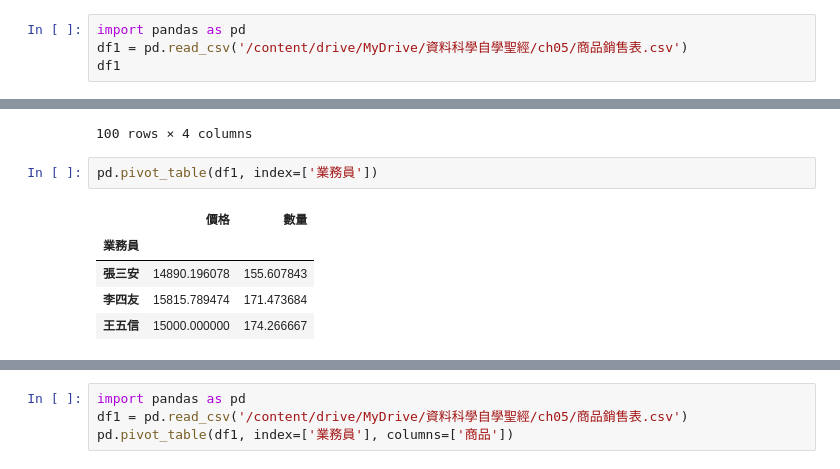
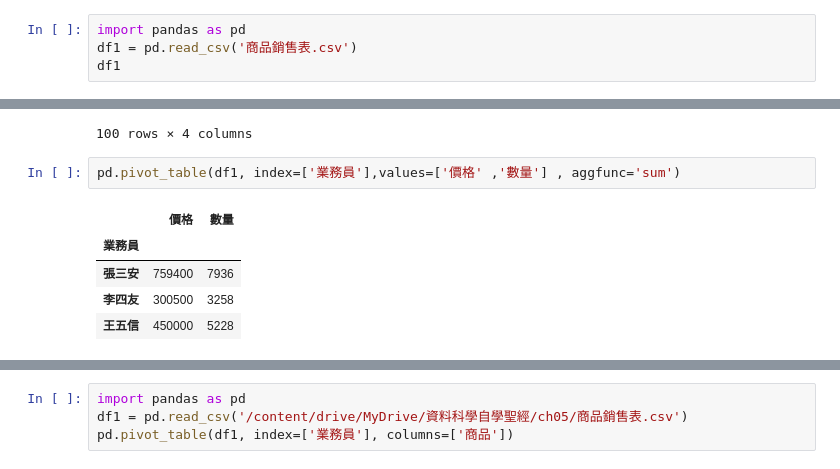
Before and after one commit to raykuo7/AI_course, a Jupyter notebook: AI_1023/資料科學自學聖經_ch05/資料預處理_資料清洗及圖片增量.ipynb, the cells around one changed output, grey strips where cells are left out. Cells and saved outputs as stored; diff of their text form.

```diff
--- a/AI_1023/資料科學自學聖經_ch05/資料預處理_資料清洗及圖片增量.ipynb
+++ b/AI_1023/資料科學自學聖經_ch05/資料預處理_資料清洗及圖片增量.ipynb
@@ -459,7 +459,7 @@ pd.merge(df1,df2, on='座號', suffixes=['_自','_社'])
 # 5.4 樞紐分析表
 # %%
 import pandas as pd
-df1 = pd.read_csv('/content/drive/MyDrive/資料科學自學聖經/ch05/商品銷售表.csv')
+df1 = pd.read_csv('商品銷售表.csv')
 df1
 # %% [output]
 |  | 業務員 | 商品 | 數量 | 價格 |
@@ -476,12 +476,12 @@ df1
 | 99 | 張三安 | 電視 | 39 | 10700 |
 100 rows × 4 columns
 # %%
-pd.pivot_table(df1, index=['業務員'])
+pd.pivot_table(df1, index=['業務員'],values=['價格' ,'數量'] , aggfunc='sum')
 # %% [output]
 |  | 價格 | 數量 |
 | 業務員 |  |  |
-| 張三安 | 14890.196078 | 155.607843 |
-| 李四友 | 15815.789474 | 171.473684 |
-| 王五信 | 15000.000000 | 174.266667 |
+| 張三安 | 759400 | 7936 |
+| 李四友 | 300500 | 3258 |
+| 王五信 | 450000 | 5228 |
 # %%
 import pandas as pd
```
Also changed, not shown: parts of 6 cells of this notebook, 6 other files.
